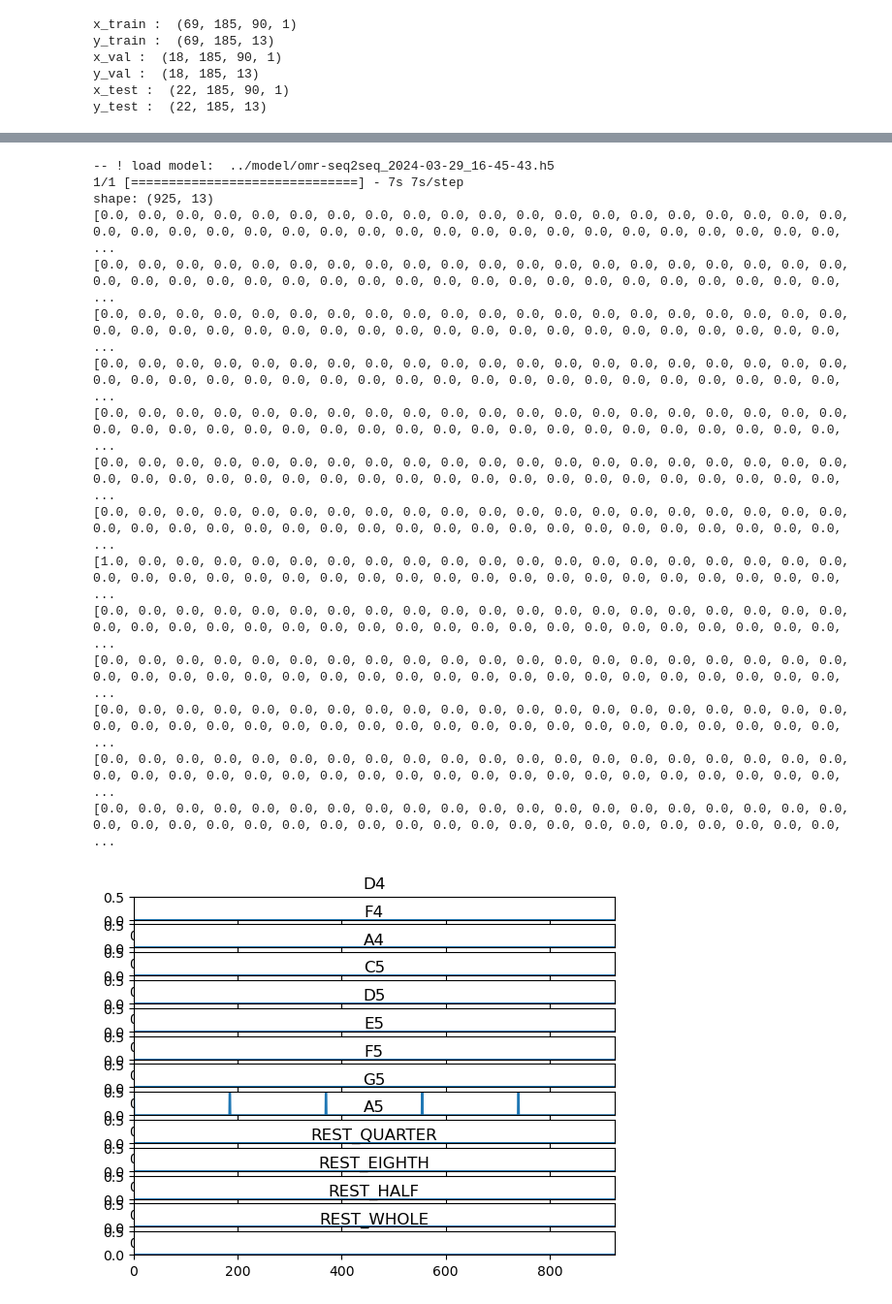
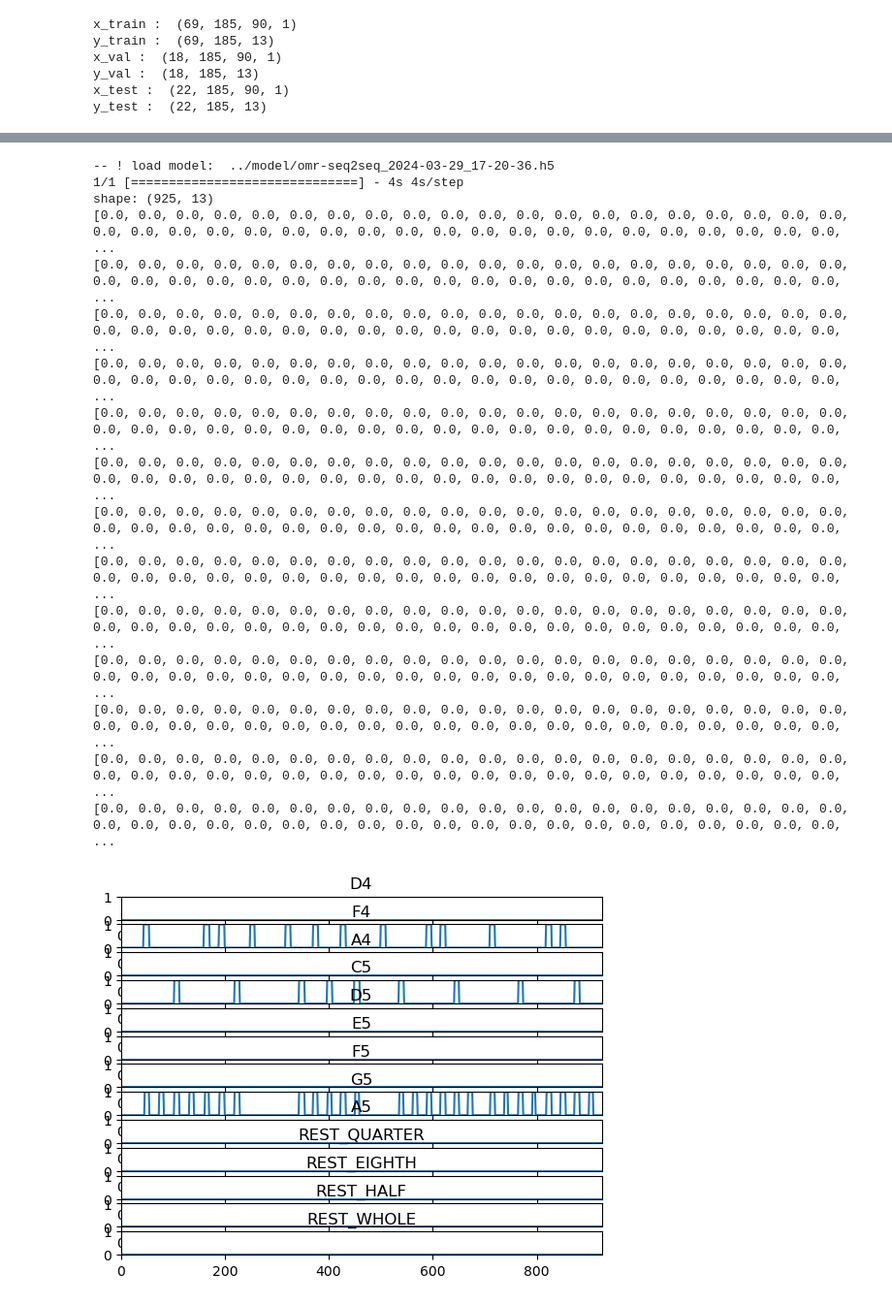
Before and after one commit to DoongDoongMaster/optical-music-recognition, a Jupyter notebook: notebooks/multi-label_extract_feature.ipynb, the cells around one changed output, grey strips where cells are left out. Shown: that part at 97% size. Saved outputs shown, nothing was run; the diff lists cells and outputs as text; code cells hidden in the pictures.

```diff
--- a/notebooks/multi-label_extract_feature.ipynb
+++ b/notebooks/multi-label_extract_feature.ipynb
@@ -784,7 +784,7 @@ def show_label_dict_plot(label: dict[str, List[float]], start=0, end=None):
         data = np.array(label_arr)
         plt.subplot(leng, 1, PITCH_NOTE2CODE[key] + 1)
         plt.plot(data)
-        plt.axis([start, end, 0, 0.5])
+        plt.axis([start, end, 0, 1])
         plt.title(f"{key}")
 
     os.makedirs(IMAGE_PATH, exist_ok=True)  # 이미지 폴더 생성
@@ -874,36 +874,36 @@ def predict_score(stave_path):
     feature = split_x_data(biImg, n_rows)
 
     predict_data = model.predict(feature)
     predict_data = predict_data.reshape((-1, n_classes))
     # -- threshold 0.5
     threshold_data = get_predict2threshold(predict_data)
     result_dict = transform_arr2dict(threshold_data)
     show_label_dict_plot(result_dict)
 
     # 악보로 변환
     sheet_music = convert_to_sheet_music(result_dict)
 
     # 시각화
     plot_sheet_music(sheet_music)
 
 model = load_models()
-# predict_score(f"{DATA_TEST_PATH}/Rock-ver_pad-stave_19_2024-03-26_08-35-59.png")
-predict_score(f"{DATA_TEST_PATH}/Rock-ver_pad-stave_9_2024-03-29_15-16-55.png")
+predict_score(f"{DATA_TEST_PATH}/Rock-ver_pad-stave_19_2024-03-26_08-35-59.png")
+# predict_score(f"{DATA_TEST_PATH}/Rock-ver_pad-stave_9_2024-03-29_15-16-55.png")
 # %% [output]
--- ! load model:  ../model/omr-seq2seq_2024-03-29_16-45-43.h5
-1/1 [==============================] - 7s 7s/step
+-- ! load model:  ../model/omr-seq2seq_2024-03-29_17-20-36.h5
+1/1 [==============================] - 4s 4s/step
 shape: (925, 13)
 [0.0, 0.0, 0.0, 0.0, 0.0, 0.0, 0.0, 0.0, 0.0, 0.0, 0.0, 0.0, 0.0, 0.0, 0.0, 0.0, 0.0, 0.0, 0.0, 0.0, 0.0, 0.0, 0.0, 0.0, 0.0, 0.0, 0.0, 0.0, 0.0, 0.0, 0.0, 0.0, 0.0, 0.0, 0.0, 0.0, 0.0, 0.0, 0.0, 0.0, ...
 [0.0, 0.0, 0.0, 0.0, 0.0, 0.0, 0.0, 0.0, 0.0, 0.0, 0.0, 0.0, 0.0, 0.0, 0.0, 0.0, 0.0, 0.0, 0.0, 0.0, 0.0, 0.0, 0.0, 0.0, 0.0, 0.0, 0.0, 0.0, 0.0, 0.0, 0.0, 0.0, 0.0, 0.0, 0.0, 0.0, 0.0, 0.0, 0.0, 0.0, ...
 [0.0, 0.0, 0.0, 0.0, 0.0, 0.0, 0.0, 0.0, 0.0, 0.0, 0.0, 0.0, 0.0, 0.0, 0.0, 0.0, 0.0, 0.0, 0.0, 0.0, 0.0, 0.0, 0.0, 0.0, 0.0, 0.0, 0.0, 0.0, 0.0, 0.0, 0.0, 0.0, 0.0, 0.0, 0.0, 0.0, 0.0, 0.0, 0.0, 0.0, ...
 [0.0, 0.0, 0.0, 0.0, 0.0, 0.0, 0.0, 0.0, 0.0, 0.0, 0.0, 0.0, 0.0, 0.0, 0.0, 0.0, 0.0, 0.0, 0.0, 0.0, 0.0, 0.0, 0.0, 0.0, 0.0, 0.0, 0.0, 0.0, 0.0, 0.0, 0.0, 0.0, 0.0, 0.0, 0.0, 0.0, 0.0, 0.0, 0.0, 0.0, ...
 [0.0, 0.0, 0.0, 0.0, 0.0, 0.0, 0.0, 0.0, 0.0, 0.0, 0.0, 0.0, 0.0, 0.0, 0.0, 0.0, 0.0, 0.0, 0.0, 0.0, 0.0, 0.0, 0.0, 0.0, 0.0, 0.0, 0.0, 0.0, 0.0, 0.0, 0.0, 0.0, 0.0, 0.0, 0.0, 0.0, 0.0, 0.0, 0.0, 0.0, ...
 [0.0, 0.0, 0.0, 0.0, 0.0, 0.0, 0.0, 0.0, 0.0, 0.0, 0.0, 0.0, 0.0, 0.0, 0.0, 0.0, 0.0, 0.0, 0.0, 0.0, 0.0, 0.0, 0.0, 0.0, 0.0, 0.0, 0.0, 0.0, 0.0, 0.0, 0.0, 0.0, 0.0, 0.0, 0.0, 0.0, 0.0, 0.0, 0.0, 0.0, ...
 [0.0, 0.0, 0.0, 0.0, 0.0, 0.0, 0.0, 0.0, 0.0, 0.0, 0.0, 0.0, 0.0, 0.0, 0.0, 0.0, 0.0, 0.0, 0.0, 0.0, 0.0, 0.0, 0.0, 0.0, 0.0, 0.0, 0.0, 0.0, 0.0, 0.0, 0.0, 0.0, 0.0, 0.0, 0.0, 0.0, 0.0, 0.0, 0.0, 0.0, ...
-[1.0, 0.0, 0.0, 0.0, 0.0, 0.0, 0.0, 0.0, 0.0, 0.0, 0.0, 0.0, 0.0, 0.0, 0.0, 0.0, 0.0, 0.0, 0.0, 0.0, 0.0, 0.0, 0.0, 0.0, 0.0, 0.0, 0.0, 0.0, 0.0, 0.0, 0.0, 0.0, 0.0, 0.0, 0.0, 0.0, 0.0, 0.0, 0.0, 0.0, ...
 [0.0, 0.0, 0.0, 0.0, 0.0, 0.0, 0.0, 0.0, 0.0, 0.0, 0.0, 0.0, 0.0, 0.0, 0.0, 0.0, 0.0, 0.0, 0.0, 0.0, 0.0, 0.0, 0.0, 0.0, 0.0, 0.0, 0.0, 0.0, 0.0, 0.0, 0.0, 0.0, 0.0, 0.0, 0.0, 0.0, 0.0, 0.0, 0.0, 0.0, ...
 [0.0, 0.0, 0.0, 0.0, 0.0, 0.0, 0.0, 0.0, 0.0, 0.0, 0.0, 0.0, 0.0, 0.0, 0.0, 0.0, 0.0, 0.0, 0.0, 0.0, 0.0, 0.0, 0.0, 0.0, 0.0, 0.0, 0.0, 0.0, 0.0, 0.0, 0.0, 0.0, 0.0, 0.0, 0.0, 0.0, 0.0, 0.0, 0.0, 0.0, ...
 [0.0, 0.0, 0.0, 0.0, 0.0, 0.0, 0.0, 0.0, 0.0, 0.0, 0.0, 0.0, 0.0, 0.0, 0.0, 0.0, 0.0, 0.0, 0.0, 0.0, 0.0, 0.0, 0.0, 0.0, 0.0, 0.0, 0.0, 0.0, 0.0, 0.0, 0.0, 0.0, 0.0, 0.0, 0.0, 0.0, 0.0, 0.0, 0.0, 0.0, ...
 [0.0, 0.0, 0.0, 0.0, 0.0, 0.0, 0.0, 0.0, 0.0, 0.0, 0.0, 0.0, 0.0, 0.0, 0.0, 0.0, 0.0, 0.0, 0.0, 0.0, 0.0, 0.0, 0.0, 0.0, 0.0, 0.0, 0.0, 0.0, 0.0, 0.0, 0.0, 0.0, 0.0, 0.0, 0.0, 0.0, 0.0, 0.0, 0.0, 0.0, ...
 [0.0, 0.0, 0.0, 0.0, 0.0, 0.0, 0.0, 0.0, 0.0, 0.0, 0.0, 0.0, 0.0, 0.0, 0.0, 0.0, 0.0, 0.0, 0.0, 0.0, 0.0, 0.0, 0.0, 0.0, 0.0, 0.0, 0.0, 0.0, 0.0, 0.0, 0.0, 0.0, 0.0, 0.0, 0.0, 0.0, 0.0, 0.0, 0.0, 0.0, ...
+[0.0, 0.0, 0.0, 0.0, 0.0, 0.0, 0.0, 0.0, 0.0, 0.0, 0.0, 0.0, 0.0, 0.0, 0.0, 0.0, 0.0, 0.0, 0.0, 0.0, 0.0, 0.0, 0.0, 0.0, 0.0, 0.0, 0.0, 0.0, 0.0, 0.0, 0.0, 0.0, 0.0, 0.0, 0.0, 0.0, 0.0, 0.0, 0.0, 0.0, ...
-[figure, old version]
+[figure, new version]
```
Also changed, not shown: parts of 4 cells of this notebook.
